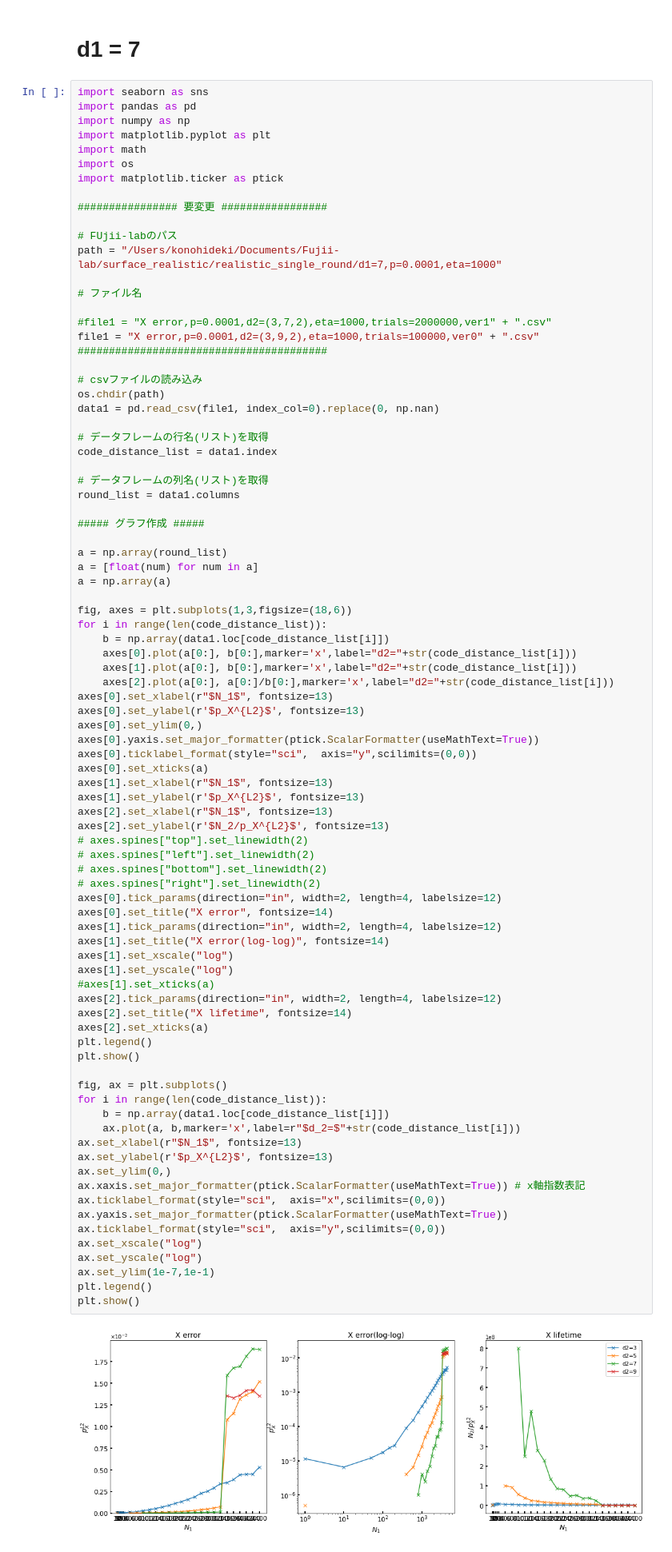
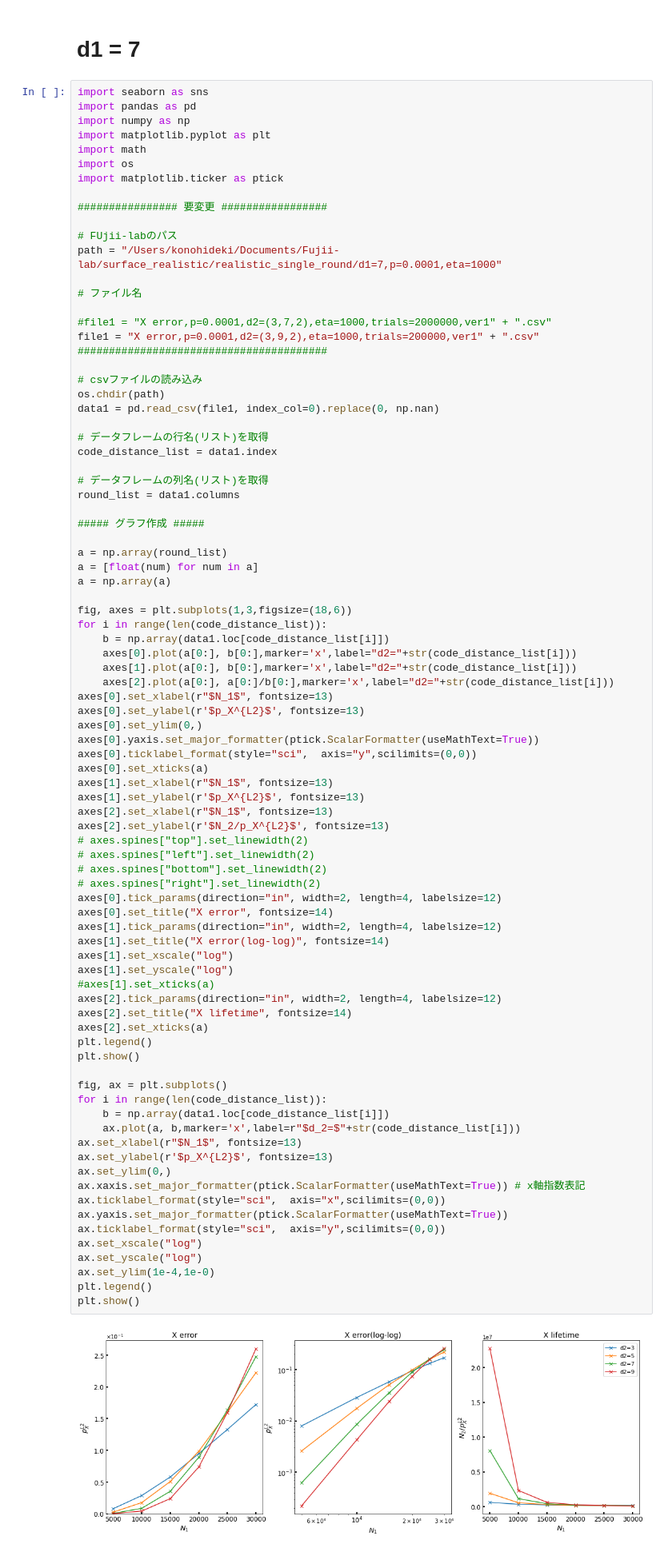
Before and after one commit to kono0924/Fujii-lab, a Jupyter notebook: surface_realistic/realistic_single_round/csv_view_0.0001.ipynb, the cells around one changed output. Shown at 80% size. Cells and saved outputs as stored; diff of their text form.

```diff
--- a/surface_realistic/realistic_single_round/csv_view_0.0001.ipynb
+++ b/surface_realistic/realistic_single_round/csv_view_0.0001.ipynb
@@ -873,7 +873,7 @@ path = "/Users/konohideki/Documents/Fujii-lab/surface_realistic/realistic_single
 # ファイル名
 
 #file1 = "X error,p=0.0001,d2=(3,7,2),eta=1000,trials=2000000,ver1" + ".csv"
-file1 = "X error,p=0.0001,d2=(3,9,2),eta=1000,trials=100000,ver0" + ".csv"
+file1 = "X error,p=0.0001,d2=(3,9,2),eta=1000,trials=200000,ver1" + ".csv"
 ########################################
 
 # csvファイルの読み込み
@@ -914,32 +914,32 @@ axes[2].set_ylabel(r'$N_2/p_X^{L2}$', fontsize=13)
 # axes.spines["right"].set_linewidth(2)
 axes[0].tick_params(direction="in", width=2, length=4, labelsize=12)
 axes[0].set_title("X error", fontsize=14)
 axes[1].tick_params(direction="in", width=2, length=4, labelsize=12)
 axes[1].set_title("X error(log-log)", fontsize=14)
 axes[1].set_xscale("log")
 axes[1].set_yscale("log")
 #axes[1].set_xticks(a)
 axes[2].tick_params(direction="in", width=2, length=4, labelsize=12)
 axes[2].set_title("X lifetime", fontsize=14)
 axes[2].set_xticks(a)
 plt.legend()
 plt.show()
 
 fig, ax = plt.subplots()
 for i in range(len(code_distance_list)):
     b = np.array(data1.loc[code_distance_list[i]])
     ax.plot(a, b,marker='x',label=r"$d_2=$"+str(code_distance_list[i]))
 ax.set_xlabel(r"$N_1$", fontsize=13)
 ax.set_ylabel(r'$p_X^{L2}$', fontsize=13)
 ax.set_ylim(0,)
 ax.xaxis.set_major_formatter(ptick.ScalarFormatter(useMathText=True)) # x軸指数表記
 ax.ticklabel_format(style="sci",  axis="x",scilimits=(0,0))
 ax.yaxis.set_major_formatter(ptick.ScalarFormatter(useMathText=True))
 ax.ticklabel_format(style="sci",  axis="y",scilimits=(0,0))
 ax.set_xscale("log")
 ax.set_yscale("log")
-ax.set_ylim(1e-7,1e-1)
+ax.set_ylim(1e-4,1e-0)
 plt.legend()
 plt.show()
 # %% [output]
-[figure, old version]
+[figure, new version]
```
Also changed, not shown: parts of 1 cell of this notebook, 2 other files.
